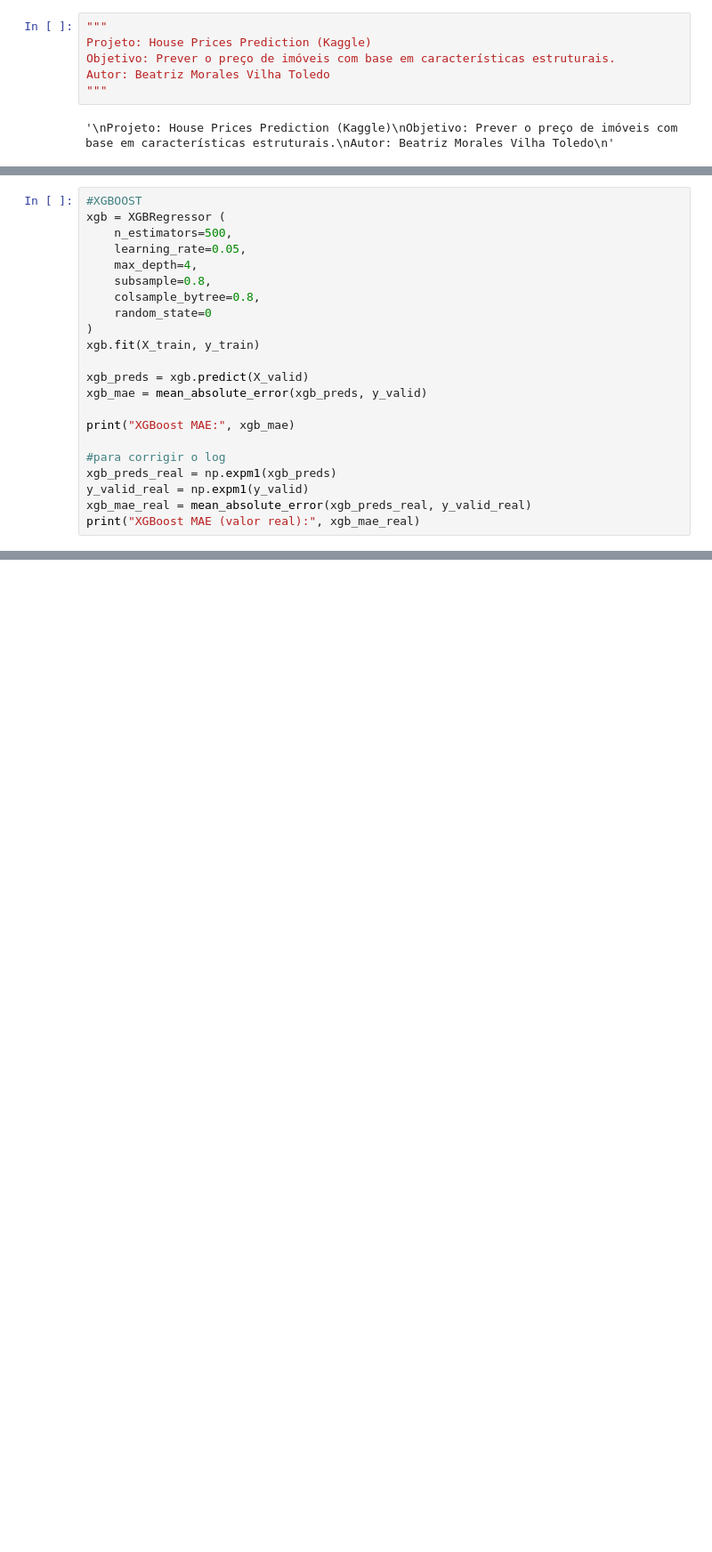
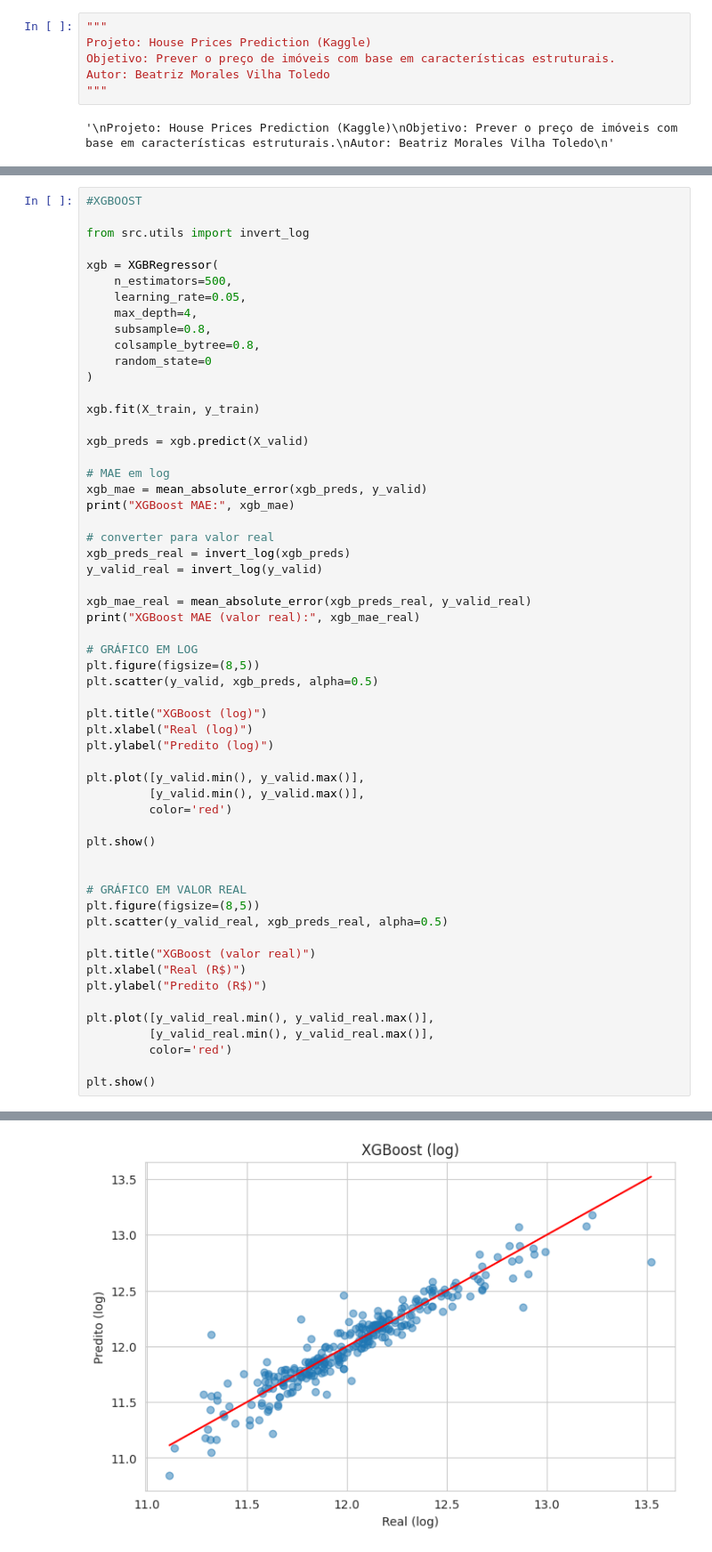
Before and after one commit to beatrizmvtoledo11/house-prices-ml, a Jupyter notebook: 02_final_model_house_prices.ipynb, the cells around one changed output, grey strips where cells are left out. Shown at 89% size. Cells and saved outputs as stored; diff of their text form; blank space fills up the shorter version.

```diff
--- a/02_final_model_house_prices.ipynb
+++ b/02_final_model_house_prices.ipynb
@@ -213,6 +254,9 @@ Random Forest MAE (valor real): 17860.057311553894
 # %%
 #XGBOOST
-xgb = XGBRegressor (
+
+from src.utils import invert_log
+
+xgb = XGBRegressor(
     n_estimators=500,
     learning_rate=0.05,
     max_depth=4,
@@ -220,16 +264,48 @@ xgb = XGBRegressor (
     colsample_bytree=0.8,
     random_state=0
 )
+
 xgb.fit(X_train, y_train)
 
 xgb_preds = xgb.predict(X_valid)
+
+# MAE em log
 xgb_mae = mean_absolute_error(xgb_preds, y_valid)
-
 print("XGBoost MAE:", xgb_mae)
 
-#para corrigir o log
-xgb_preds_real = np.expm1(xgb_preds)
-y_valid_real = np.expm1(y_valid)
+# converter para valor real
+xgb_preds_real = invert_log(xgb_preds)
+y_valid_real = invert_log(y_valid)
+
 xgb_mae_real = mean_absolute_error(xgb_preds_real, y_valid_real)
 print("XGBoost MAE (valor real):", xgb_mae_real)
+
+# GRÁFICO EM LOG
+plt.figure(figsize=(8,5))
+plt.scatter(y_valid, xgb_preds, alpha=0.5)
+
+plt.title("XGBoost (log)")
+plt.xlabel("Real (log)")
+plt.ylabel("Predito (log)")
+
+plt.plot([y_valid.min(), y_valid.max()],
+         [y_valid.min(), y_valid.max()],
+         color='red')
+
+plt.show()
+
+
+# GRÁFICO EM VALOR REAL
+plt.figure(figsize=(8,5))
+plt.scatter(y_valid_real, xgb_preds_real, alpha=0.5)
+
+plt.title("XGBoost (valor real)")
+plt.xlabel("Real (R$)")
+plt.ylabel("Predito (R$)")
+
+plt.plot([y_valid_real.min(), y_valid_real.max()],
+         [y_valid_real.min(), y_valid_real.max()],
+         color='red')
+
+plt.show()
 # %% [output]
@@ -237,0 +314 @@ XGBoost MAE (valor real): 15419.831442637
+[figure, added]
```
Also changed, not shown: parts of 20 cells of this notebook.
